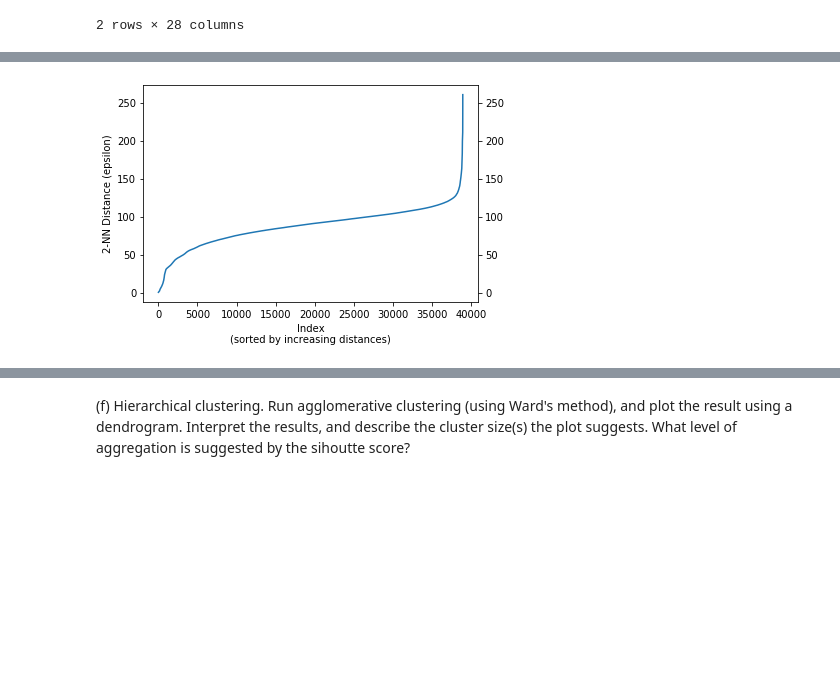
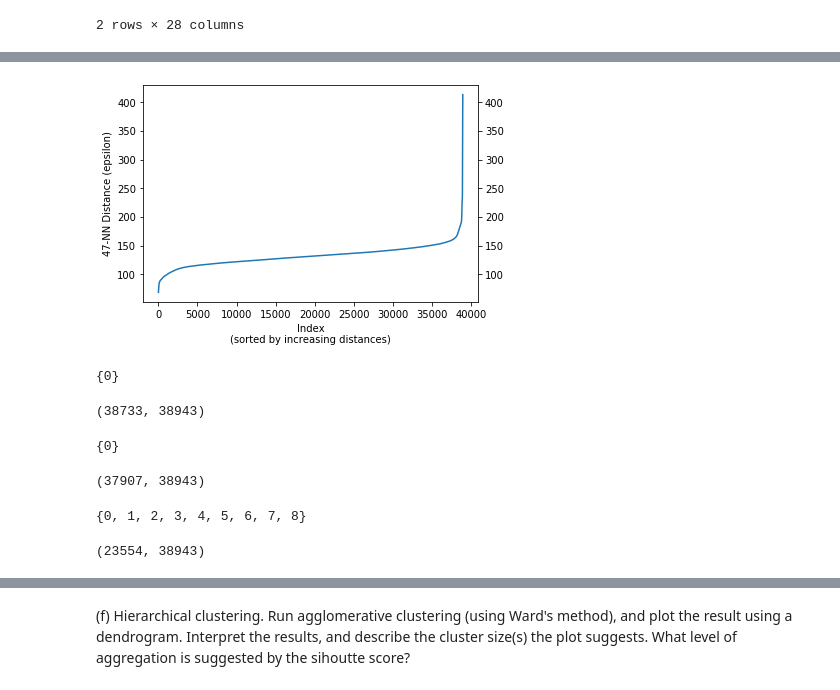
Before and after one commit to gurdeep101/2020-CS109B, a Jupyter notebook: content/homeworks/hw02/notebook/cs109b_hw2.ipynb, the cells around one changed output, grey strips where cells are left out. Cells and saved outputs as stored; diff of their text form; code cells hidden in the pictures; blank space fills up the shorter version.

```diff
--- a/content/homeworks/hw02/notebook/cs109b_hw2.ipynb
+++ b/content/homeworks/hw02/notebook/cs109b_hw2.ipynb
@@ -492,4 +564,9 @@ def plot_epsilon(df, min_samples):
+# %%
+# since there was no significant variation we proceed with 2X features = 48 min_points; eps value comes out at 160
+
+plot_epsilon(handy.drop(['Class', 'User', 'Cluster14', 'Cluster5'], axis = 1).values, 48)
+# %% [output]
+[figure, added]
 # %%
-plot_epsilon(handy.drop(['Class', 'User', 'Cluster14', 'Cluster5'], axis = 1).values, 3)
+# run DBSCAN with values determined from above
+fitted_dbscan1 = DBSCAN(eps = 160, min_samples = 48).fit(handy.drop(['Class', 'User', 'Cluster14', 'Cluster5'], axis = 1).values)
-# %% [output]
-[figure, removed]
@@ -497,0 +573,38 @@ fitted_dbscan = DBSCAN(eps = 145).fit(handy.drop(['Class', 'User', 'Cluster14',
+# %%
+lab1 = fitted_dbscan1.labels_
+lab1_val = lab1[lab1 >= 0]
+print(set(lab1_val))
+len(lab1[lab1 >= 0]), len(lab1) # drop unassigned labels; compare lengths to make sure
+# %% [output]
+{0}
+(38733, 38943)
+# %%
+# eps = 160 gives only 1 cluster; hence we try different values of eps;
+# since there is not much change in the distance with different values of min_samples we retain 48
+
+# run DBSCAN with values eps = 140
+fitted_dbscan2 = DBSCAN(eps = 140, min_samples = 48).fit(handy.drop(['Class', 'User', 'Cluster14', 'Cluster5'], axis = 1).values)
+
+lab2 = fitted_dbscan2.labels_
+lab2_val = lab2[lab2 >= 0]
+print(set(lab2_val))
+len(lab2[lab2 >= 0]), len(lab2) # drop unassigned labels; compare lengths to make sure
+# %% [output]
+{0}
+(37907, 38943)
+# %%
+# eps = 140 gives 1 cluster; we continue to try different values of eps;
+# since there is not much change in the distance with different values of min_samples we retain 48
+
+# run DBSCAN with values eps = 120
+fitted_dbscan3 = DBSCAN(eps = 120, min_samples = 48).fit(handy.drop(['Class', 'User', 'Cluster14', 'Cluster5'], axis = 1).values)
+
+lab3 = fitted_dbscan3.labels_
+lab3_val = lab3[lab3 >= 0]
+print(set(lab3_val))
+len(lab3[lab3 >= 0]), len(lab3) # drop unassigned labels; compare lengths to make sure
+
+# returns 9 clusters with about 60% of the data being assigned to a cluster
+# %% [output]
+{0, 1, 2, 3, 4, 5, 6, 7, 8}
+(23554, 38943)
```
Also changed, not shown: parts of 49 cells of this notebook.
